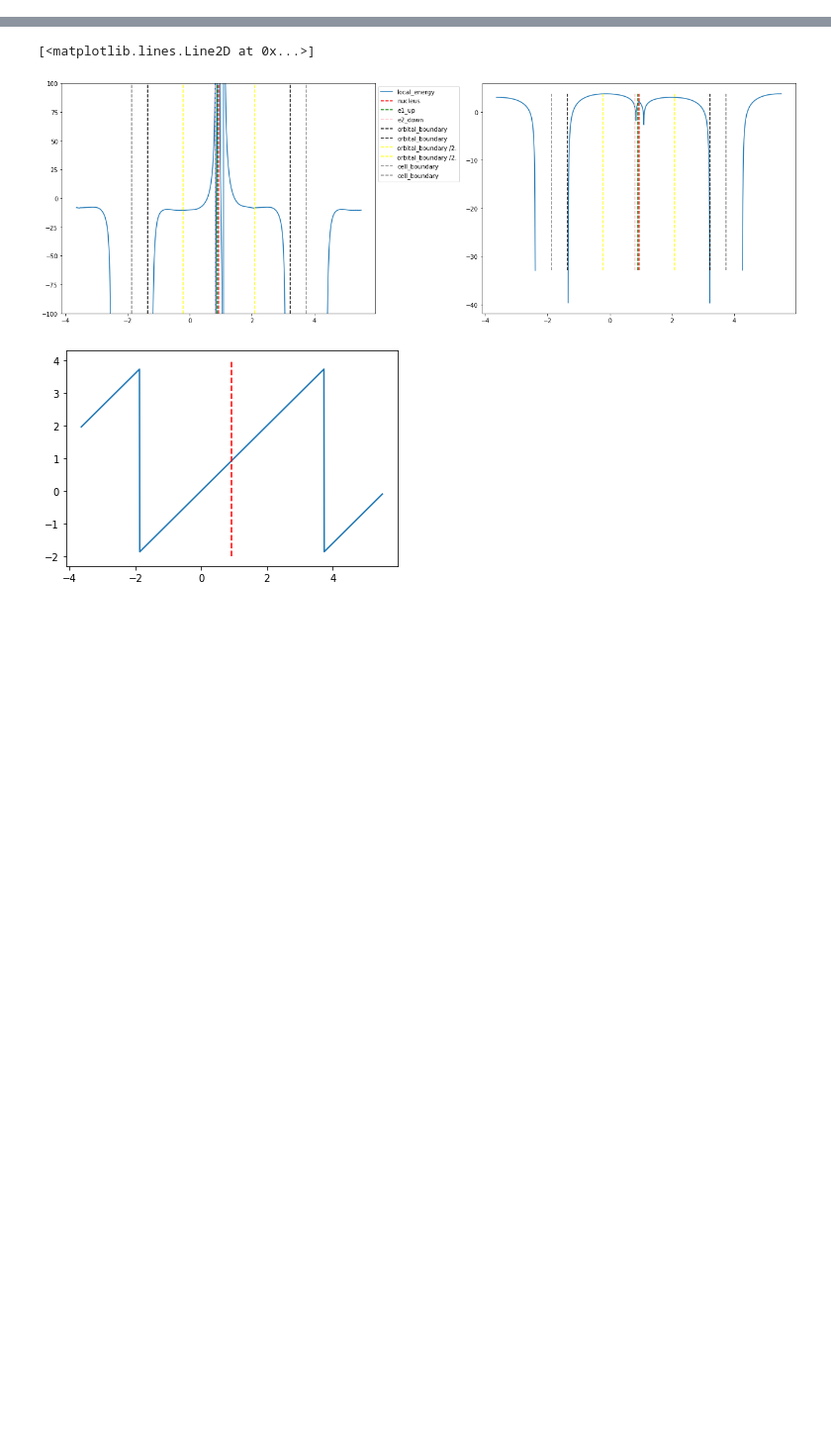
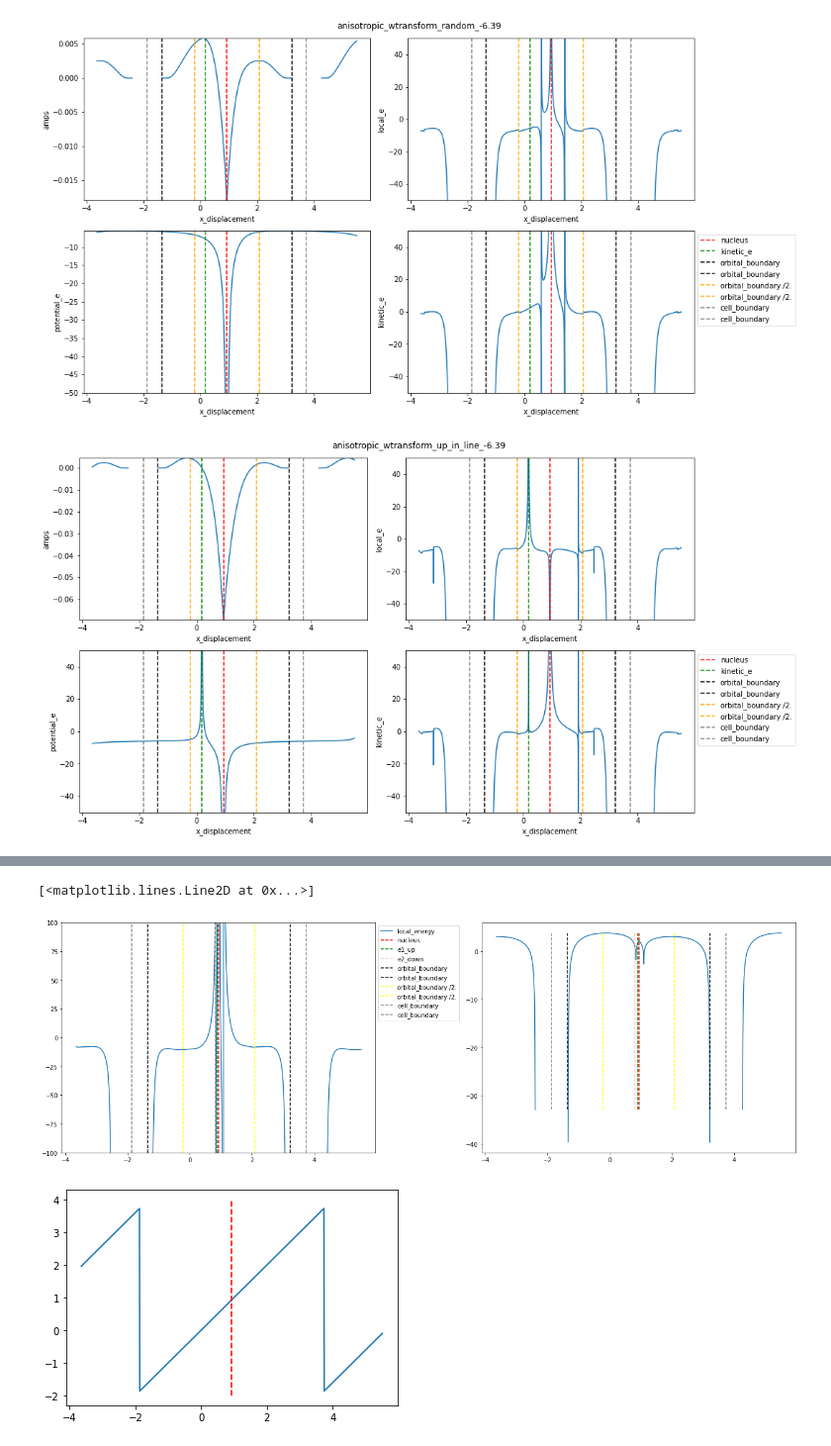
Before and after one commit to xmax1/nn_ansatz, a Jupyter notebook: src/scripts/debugging/validation/180621_clean.ipynb, the cells around one changed output, grey strips where cells are left out. Shown at 99% size. Cells and saved outputs as stored; diff of their text form; code cells hidden in the pictures; blank space fills up the shorter version.

```diff
--- a/src/scripts/debugging/validation/180621_clean.ipynb
+++ b/src/scripts/debugging/validation/180621_clean.ipynb
@@ -156,12 +159,13 @@ print(mol.r_atoms)
 # %%
-od_datasets = {}
+# DIFFERENT ORBITALS
+
 orbital_decays = ['anisotropic']
 systems = ['LiSolid']
 for od in orbital_decays:
     for system in systems:
-        name = '%s_%s' % (od, 'wtransform')
-        # name = '%s' % (od,)
-        cfg = setup(system=system, orbital_decay=od, n_it=1001, name=name)
-        logger = run_vmc(cfg)
-        od_datasets[name] = logger.data
+        for i in range(2, 3):
+            name = '%s_%s_%s' % (od, 'sin%i' % i, 'unitcube_stopgradminim')
+            cfg = setup(system=system, orbital_decay=od, n_it=1001, name=name, n_periodic_input=i)
+            logger = run_vmc(cfg)
+            od_datasets[name] = logger.data
 # %% [output]
@@ -204,0 +199,17 @@ creating wf
+# %%
+save_data = {}
+# %%
+# randome
+# e_up in line
+# e_down in line
+lim = 50
+base_path = '/home/xmax/projects/nn_ansatz/src/scripts/debugging/validation/experiments/LiSolid'
+exps = ['anisotropic_wtransform', 'isotropic', 'anisotropic']
+
+for exp in exps:
+    path = os.path.join(base_path, exp + '/kfac_1lr-4_1d-3_1nc-4_m512_s32_p8_l2_det2/run0')
+    methods = ['random', 'up_in_line', 'down_in_line']
+    final_e = od_datasets[exp]['e_mean_mean'][-1]
+    for method in methods:
+        data, ref, mol = get_amps_and_energy(path, method)
+        save_data['%s_%s' % (exp, method)] = data
@@ -204,0 +234,12 @@ creating wf
+# %%
+lim = 50
+exps = ['anisotropic_wtransform', 'isotropic', 'anisotropic']
+for exp in exps:
+    final_e = od_datasets[exp]['e_mean_mean'][-1]
+    for method in methods:
+        data = save_data['%s_%s' % (exp, method)]
+        plot_amps_and_energies(mol, data, ref, '%s_%s_%.2f' % (exp, method, final_e), lim)
+plt.show()
+# %% [output]
+[figure, added]
+[figure, added]
```
Also changed, not shown: parts of 12 cells of this notebook, 4 other files.
